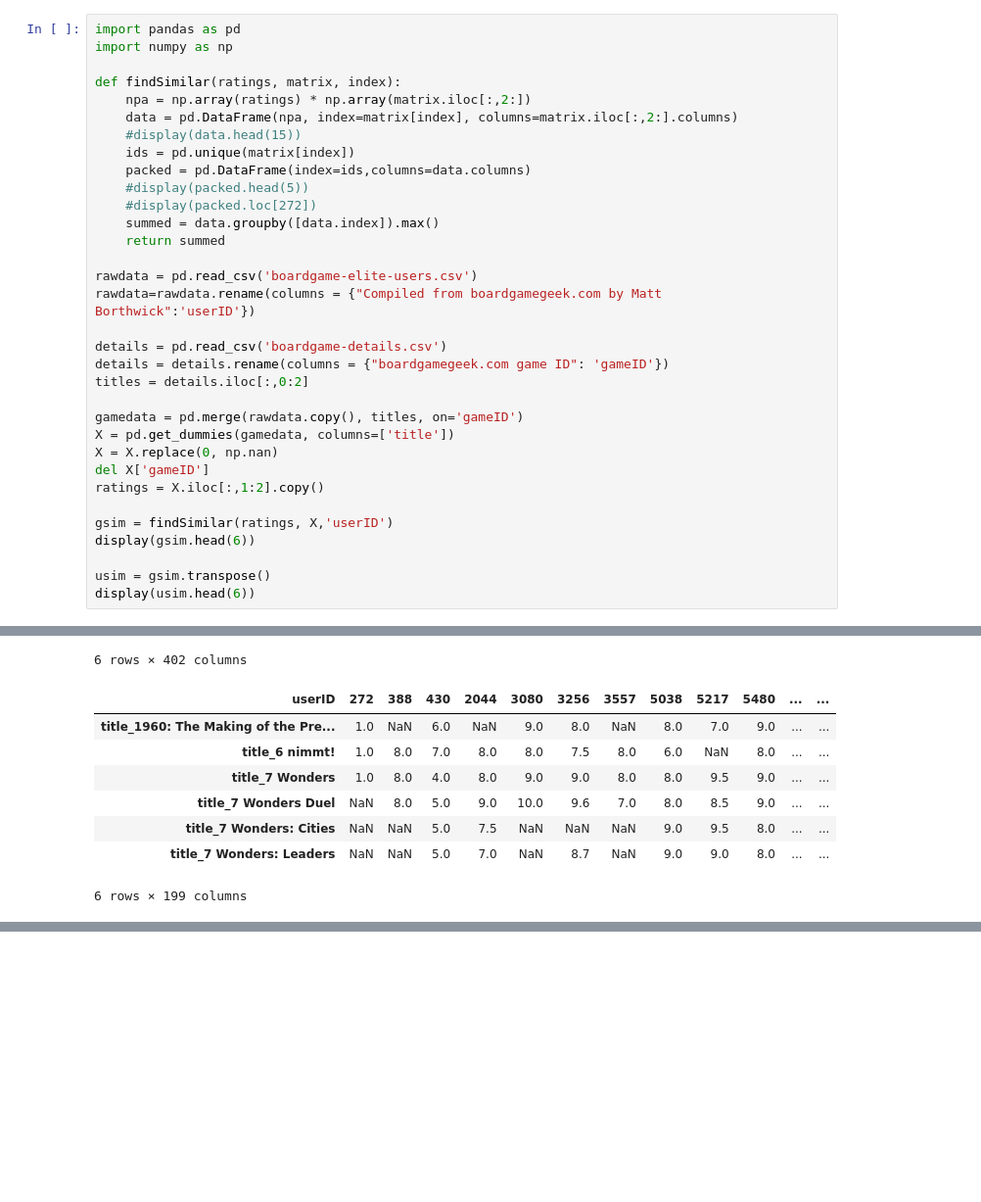
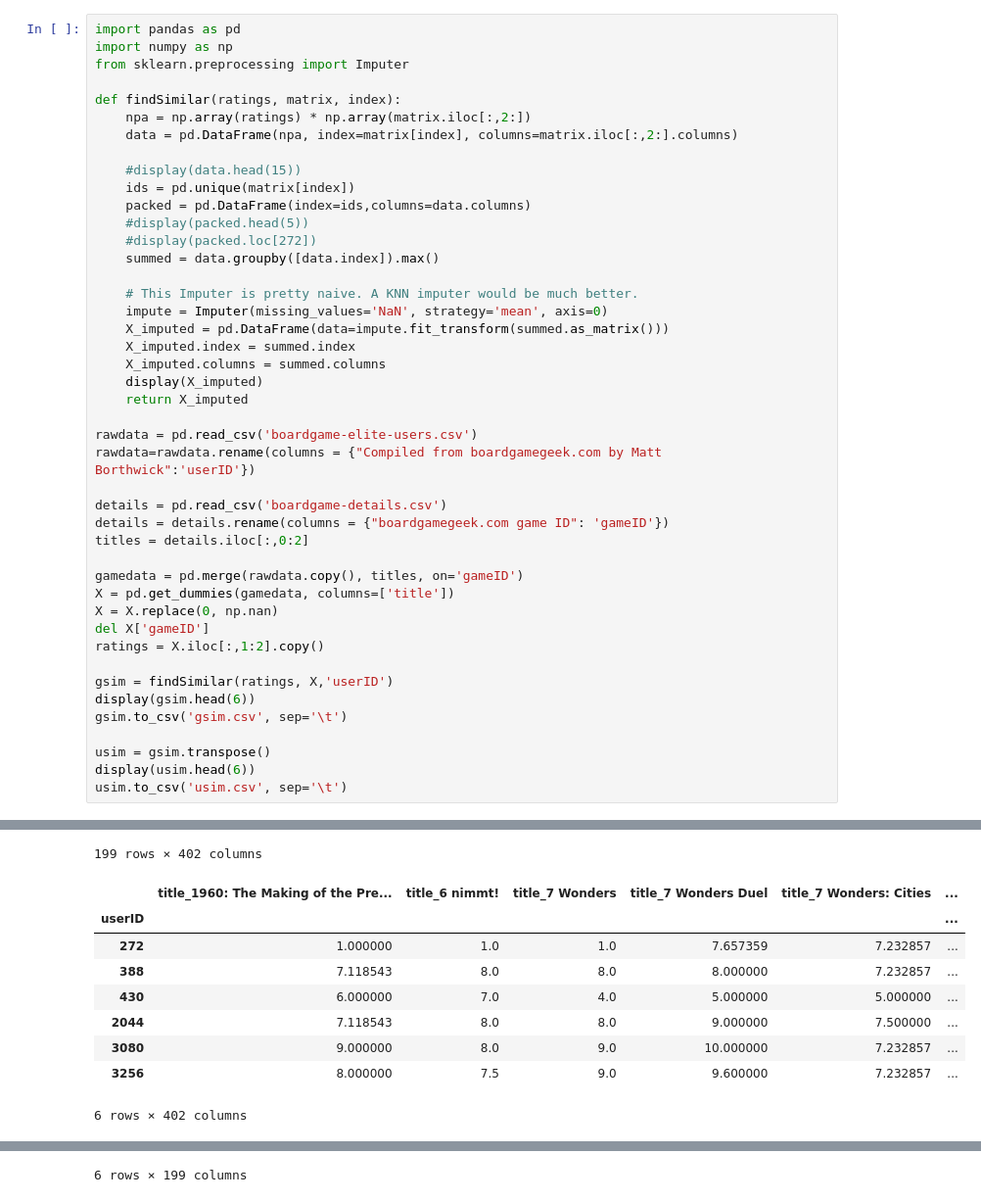
Before and after one commit to tgreiser/board-game-recommendation, a Jupyter notebook: 03.5_Clean_Data.ipynb, the cells around one changed output, grey strips where cells are left out. Shown at 98% size. Drawn from its saved outputs; the diff is of its cells as text; blank space fills up the shorter version.

```diff
--- a/03.5_Clean_Data.ipynb
+++ b/03.5_Clean_Data.ipynb
@@ -1,17 +1,26 @@
 # %%
 import pandas as pd
 import numpy as np
+from sklearn.preprocessing import Imputer
 
 def findSimilar(ratings, matrix, index):
     npa = np.array(ratings) * np.array(matrix.iloc[:,2:])
     data = pd.DataFrame(npa, index=matrix[index], columns=matrix.iloc[:,2:].columns)
+
     #display(data.head(15))
     ids = pd.unique(matrix[index])
     packed = pd.DataFrame(index=ids,columns=data.columns)
     #display(packed.head(5))
     #display(packed.loc[272])
     summed = data.groupby([data.index]).max()
-    return summed
+
+    # This Imputer is pretty naive. A KNN imputer would be much better.
+    impute = Imputer(missing_values='NaN', strategy='mean', axis=0)
+    X_imputed = pd.DataFrame(data=impute.fit_transform(summed.as_matrix()))
+    X_imputed.index = summed.index
+    X_imputed.columns = summed.columns
+    display(X_imputed)
+    return X_imputed
 
 rawdata = pd.read_csv('boardgame-elite-users.csv')
 rawdata=rawdata.rename(columns = {"Compiled from boardgamegeek.com by Matt Borthwick":'userID'})
@@ -28,9 +37,11 @@ ratings = X.iloc[:,1:2].copy()
 
 gsim = findSimilar(ratings, X,'userID')
 display(gsim.head(6))
+gsim.to_csv('gsim.csv', sep='\t')
 
 usim = gsim.transpose()
 display(usim.head(6))
+usim.to_csv('usim.csv', sep='\t')
 # %% [output]
 |  | title_1960: The Making of the Pre... | title_6 nimmt! | title_7 Wonders | title_7 Wonders Duel | title_7 Wonders: Cities | ... |
 | userID |  |  |  |  |  | ... |
@@ -43,9 +64,10 @@ display(usim.head(6))
-6 rows × 402 columns
+199 rows × 402 columns
-| userID | 272 | 388 | 430 | 2044 | 3080 | 3256 | 3557 | 5038 | 5217 | 5480 | ... | ... |
-| title_1960: The Making of the Pre... | 1.0 | NaN | 6.0 | NaN | 9.0 | 8.0 | NaN | 8.0 | 7.0 | 9.0 | ... | ... |
-| title_6 nimmt! | 1.0 | 8.0 | 7.0 | 8.0 | 8.0 | 7.5 | 8.0 | 6.0 | NaN | 8.0 | ... | ... |
-| title_7 Wonders | 1.0 | 8.0 | 4.0 | 8.0 | 9.0 | 9.0 | 8.0 | 8.0 | 9.5 | 9.0 | ... | ... |
-| title_7 Wonders Duel | NaN | 8.0 | 5.0 | 9.0 | 10.0 | 9.6 | 7.0 | 8.0 | 8.5 | 9.0 | ... | ... |
-| title_7 Wonders: Cities | NaN | NaN | 5.0 | 7.5 | NaN | NaN | NaN | 9.0 | 9.5 | 8.0 | ... | ... |
-| title_7 Wonders: Leaders | NaN | NaN | 5.0 | 7.0 | NaN | 8.7 | NaN | 9.0 | 9.0 | 8.0 | ... | ... |
+|  | title_1960: The Making of the Pre... | title_6 nimmt! | title_7 Wonders | title_7 Wonders Duel | title_7 Wonders: Cities | ... |
+| userID |  |  |  |  |  | ... |
+| 272 | 1.000000 | 1.0 | 1.0 | 7.657359 | 7.232857 | ... |
+| 388 | 7.118543 | 8.0 | 8.0 | 8.000000 | 7.232857 | ... |
+| 430 | 6.000000 | 7.0 | 4.0 | 5.000000 | 5.000000 | ... |
+| 2044 | 7.118543 | 8.0 | 8.0 | 9.000000 | 7.500000 | ... |
+| 3080 | 9.000000 | 8.0 | 9.0 | 10.000000 | 7.232857 | ... |
+| 3256 | 8.000000 | 7.5 | 9.0 | 9.600000 | 7.232857 | ... |
-6 rows × 199 columns
+6 rows × 402 columns
@@ -51,0 +81 @@ display(usim.head(6))
+6 rows × 199 columns
```
Also changed, not shown: parts of 1 cell of this notebook, 4 other files.
